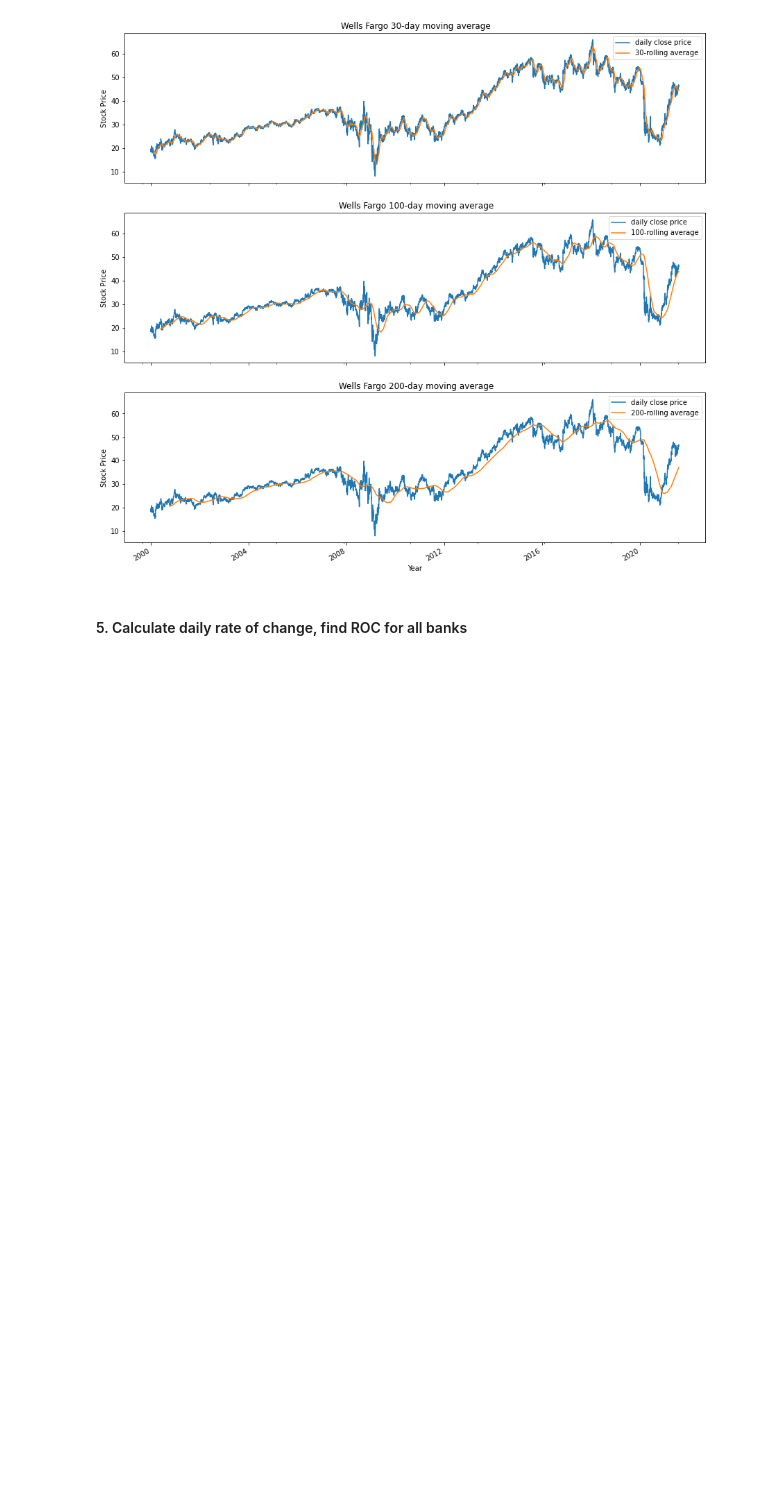
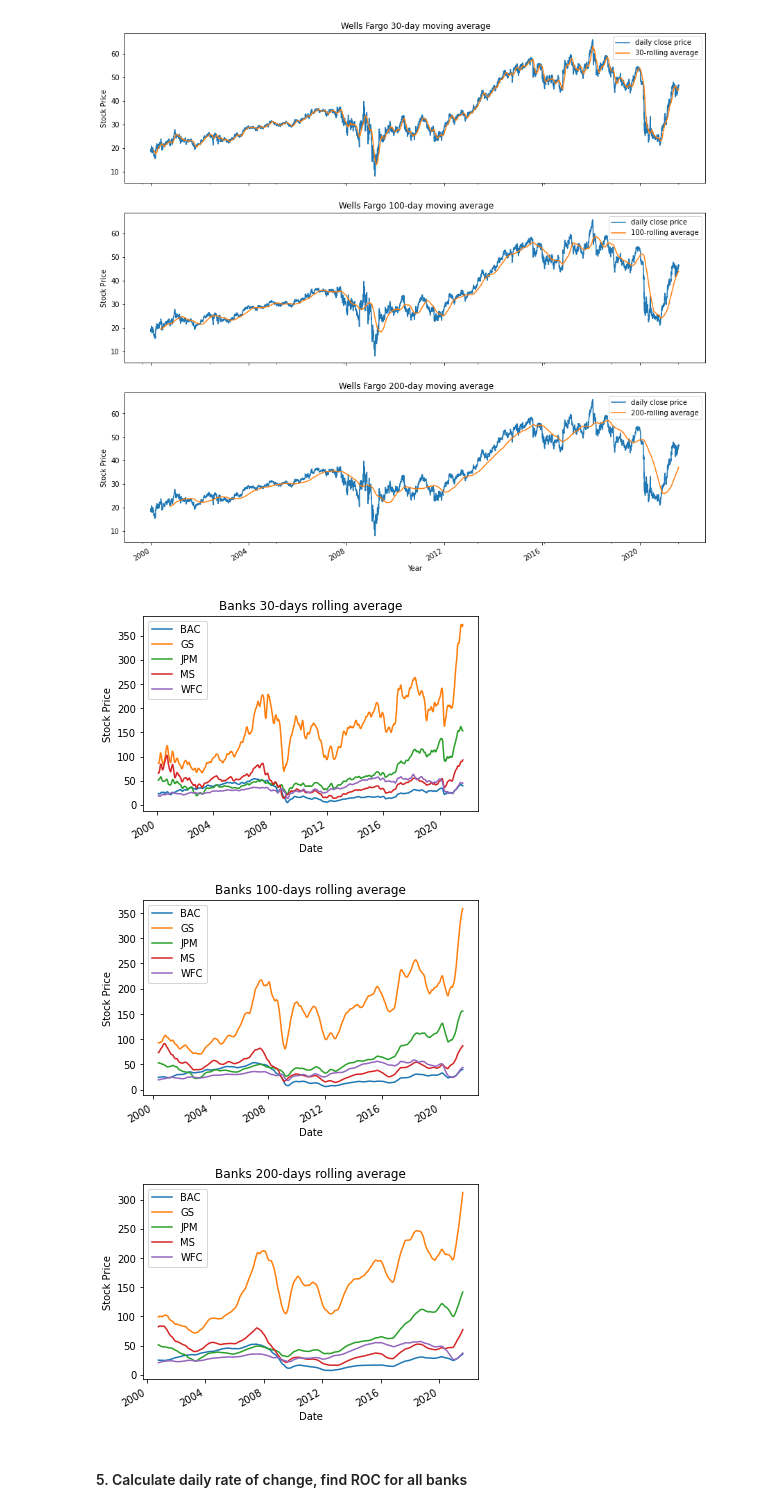
Before and after one commit to sli782/DC, a Jupyter notebook: data_challenge.ipynb, the cells around one changed output. Saved outputs shown, nothing was run; the diff lists cells and outputs as text; code cells hidden in the pictures; blank space fills up the shorter version.

```diff
--- a/data_challenge.ipynb
+++ b/data_challenge.ipynb
@@ -175,6 +175,15 @@ for index, day in enumerate(dayList):
   ax[index].legend(['daily close price', f'{day}-rolling average'])
 # %% [output]
 [figure]
+# %%
+for index, day in enumerate(dayList):
+  closeDF.rolling(day).mean().plot()
+  plt.ylabel("Stock Price")
+  plt.title(f"Banks {day}-days rolling average")
+# %% [output]
+[figure, added]
+[figure, added]
+[figure, added]
 # %% [markdown]
 #### 5. Calculate daily rate of change, find ROC for all banks
 # %%
```
Also changed, not shown: parts of 6 cells of this notebook.
